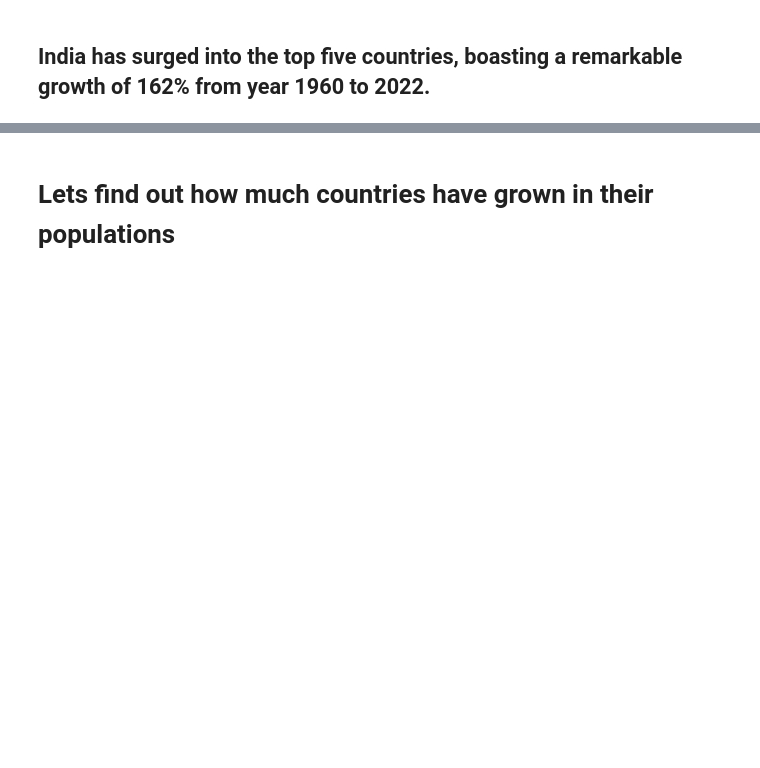
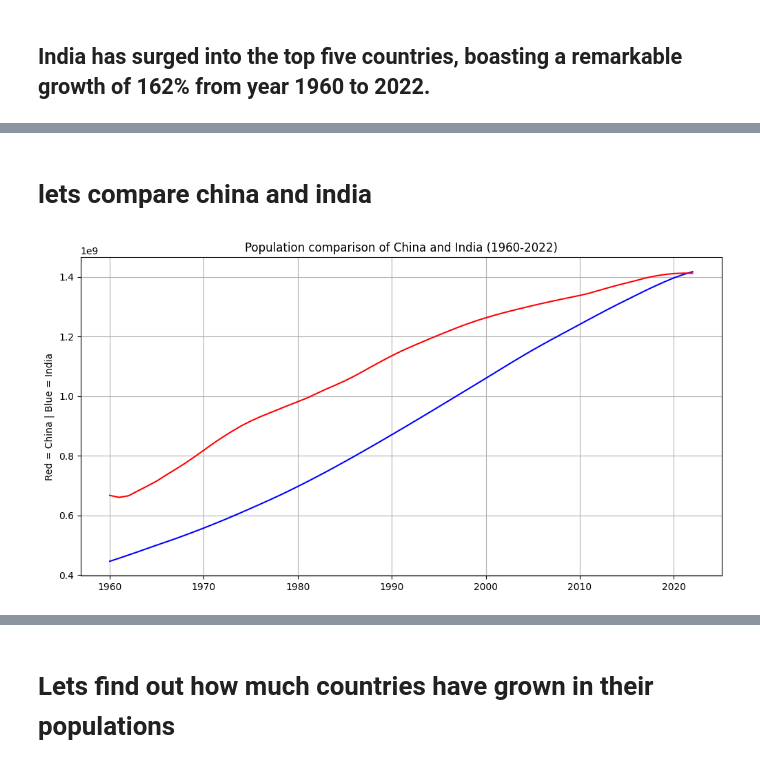
Before and after one commit to bilaalmunir/PRODIGY-DS-01, a Jupyter notebook: prodigy-ds-01.ipynb, the cells around one changed output, grey strips where cells are left out. Cells and saved outputs as stored; diff of their text form; code cells hidden in the pictures; blank space fills up the shorter version.

```diff
--- a/prodigy-ds-01.ipynb
+++ b/prodigy-ds-01.ipynb
@@ -191,0 +199,11 @@ plt.show()
+# %% [markdown]
+# lets compare china and india
+# %%
+plt.figure(figsize=(12,6))
+plt.plot(years,india.loc[:,'1960':'2022'].T, color='blue')
+plt.plot(years,china.loc[:,'1960':'2022'].T, color='red')
+plt.title('Population comparison of China and India (1960-2022)')
+plt.ylabel('Red = China | Blue = India')
+plt.grid(True)
+# %% [output]
+[figure, added]
```
Also changed, not shown: parts of 6 cells of this notebook.
